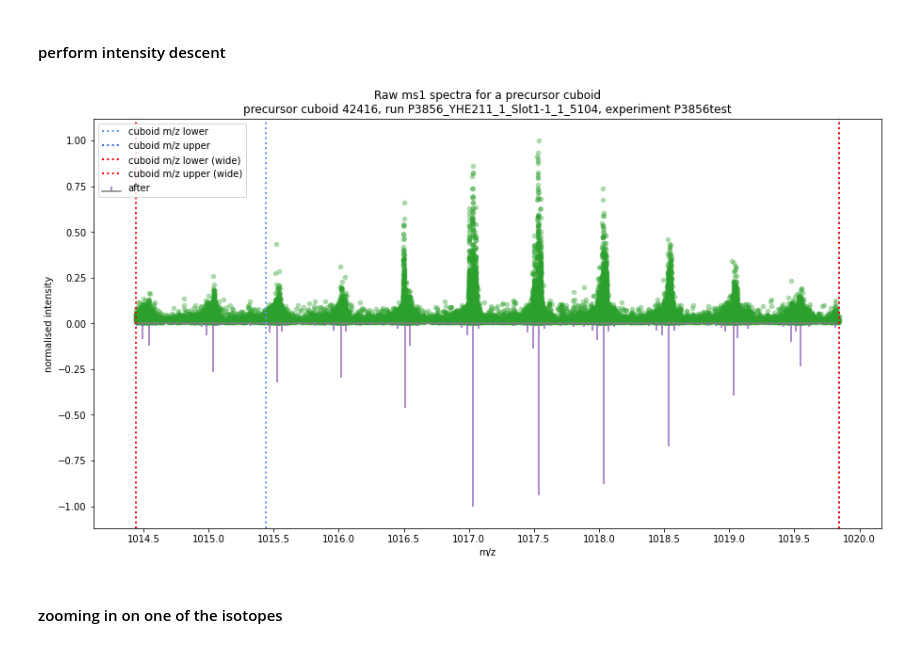
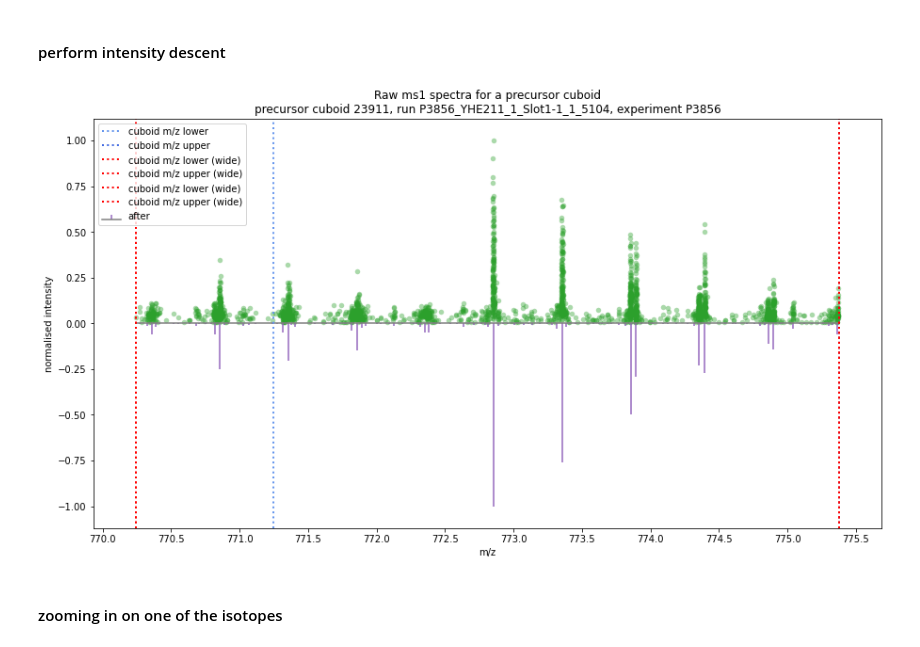
Before and after one commit to WEHI-Proteomics/tfde, a Jupyter notebook: notebooks/paper 2 - visualising determination of feature characteristics.ipynb, the cells around one changed output. Cells and saved outputs as stored; diff of their text form; code cells hidden in the pictures.

```diff
--- a/notebooks/paper 2 - visualising determination of feature characteristics.ipynb
+++ b/notebooks/paper 2 - visualising determination of feature characteristics.ipynb
@@ -29,11 +29,12 @@ idents_df.tail(5).precursor_cuboid_id
 idents_df.sample(n=5).precursor_cuboid_id
 # %%
 # some good PASEF precursors for analysis
-# precursor_cuboid_id = 23911
+precursor_cuboid_id = 23911
 # precursor_cuboid_id = 18601
 # precursor_cuboid_id = 35173
 # precursor_cuboid_id = 10000
-precursor_cuboid_id = 42416
+# precursor_cuboid_id = 42416
+# precursor_cuboid_id = 28509
 # %%
 # some good 3DID precursors for analysis
 # precursor_cuboid_id = 8521
@@ -54,11 +55,20 @@ dict_keys(['precursor_cuboid_d', 'wide_ms1_points_df', 'peaks_after_intensity_de
 # %%
-before_df = vis_d['wide_ms1_points_df']
+before_df = vis_d['fe_ms1_points_df']
 before_df['normalised_intensity'] = before_df.intensity / before_df.intensity.max()
 metadata_d = vis_d['precursor_cuboid_d']
 # %%
 metadata_d.keys()
 # %% [output]
 dict_keys(['precursor_cuboid_id', 'mz_lower', 'mz_upper', 'wide_mz_lower', 'wide_mz_upper', 'scan_lower', 'scan_upper', 'wide_scan_lower', 'wide_scan_upper', 'ms1_rt_lower', 'ms1_rt_upper', 'wide_ms1_ ...
+# %%
+INSTRUMENT_RESOLUTION = 40000
+
+# find 3sigma for a specified m/z
+def calculate_peak_delta(mz):
+    delta_m = mz / INSTRUMENT_RESOLUTION  # FWHM of the peak
+    sigma = delta_m / 2.35482  # std dev is FWHM / 2.35482. See https://en.wikipedia.org/wiki/Full_width_at_half_maximum
+    peak_delta = 3 * sigma  # 99.7% of values fall within +/- 3 sigma
+    return peak_delta
 # %%
 tableau20 = [(31, 119, 180), (174, 199, 232), (255, 127, 14), (255, 187, 120),
              (44, 160, 44), (152, 223, 138), (214, 39, 40), (255, 152, 150),
@@ -104,40 +114,46 @@ plt.show()
 # %%
 after_df = pd.DataFrame.from_records(vis_d['peaks_after_intensity_descent'], columns=['mz','intensity'])
 after_df['normalised_intensity'] = after_df.intensity / after_df.intensity.max()
+# %%
+after_df['mz_lower'] = after_df.apply(lambda row: row.mz - calculate_peak_delta(row.mz), axis=1)
+after_df['mz_upper'] = after_df.apply(lambda row: row.mz + calculate_peak_delta(row.mz), axis=1)
 # %%
 f, ax = plt.subplots()
 colors = ['tab:blue', 'tab:orange', 'tab:green', 'tab:red', 'tab:purple', 'tab:brown', 'tab:pink', 'tab:gray', 'tab:olive', 'tab:cyan']
 
 ax.scatter(before_df.mz, before_df.normalised_intensity, marker='o', color='tab:green', lw=0, s=30, alpha=0.4)
 
 markerline, stemlines, baseline = ax.stem(after_df.mz, -after_df.normalised_intensity, markerfmt=" ", use_line_collection=True, label='after')
 plt.setp(markerline, 'color', 'tab:purple')
 plt.setp(stemlines, 'color', 'tab:purple')
 plt.setp(baseline, 'color', 'tab:gray')
 
 plt.axvline(x=metadata_d['mz_lower'], linestyle=':', color='cornflowerblue', linewidth=2, label='cuboid m/z lower')
 plt.axvline(x=metadata_d['mz_upper'], linestyle=':', color='royalblue', linewidth=2, label='cuboid m/z upper')
 
 plt.axvline(x=metadata_d['wide_mz_lower'], linestyle=':', color='red', linewidth=2, label='cuboid m/z lower (wide)')
 plt.axvline(x=metadata_d['wide_mz_upper'], linestyle=':', color='red', linewidth=2, label='cuboid m/z upper (wide)')
 
+plt.axvline(x=metadata_d['wide_mz_lower'], linestyle=':', color='red', linewidth=2, label='cuboid m/z lower (wide)')
+plt.axvline(x=metadata_d['wide_mz_upper'], linestyle=':', color='red', linewidth=2, label='cuboid m/z upper (wide)')
+
 plt.xlabel('m/z')
 plt.ylabel('normalised intensity')
 f.set_figheight(8)
 f.set_figwidth(15)
 
 nearest = 0.5
 range_l = round(before_df.mz.min() / nearest) * nearest
 range_u = round(before_df.mz.max() / nearest) * nearest
 plt.xticks(np.arange(range_l,range_u+nearest,nearest))
 
-# plt.xlim((1481,1482))
+# plt.xlim((772.5,773.2))
 
 plt.margins(0.06)
 plt.legend(loc='best')
 plt.title('Raw ms1 spectra for a precursor cuboid\nprecursor cuboid {}, run {}, experiment {}'.format(precursor_cuboid_id, run_name, experiment_name))
 plt.show()
 # %% [output]
-[figure, old version]
+[figure, new version]
 # %% [markdown]
 #### zooming in on one of the isotopes
```
Also changed, not shown: parts of 20 cells of this notebook, 8 other files.
